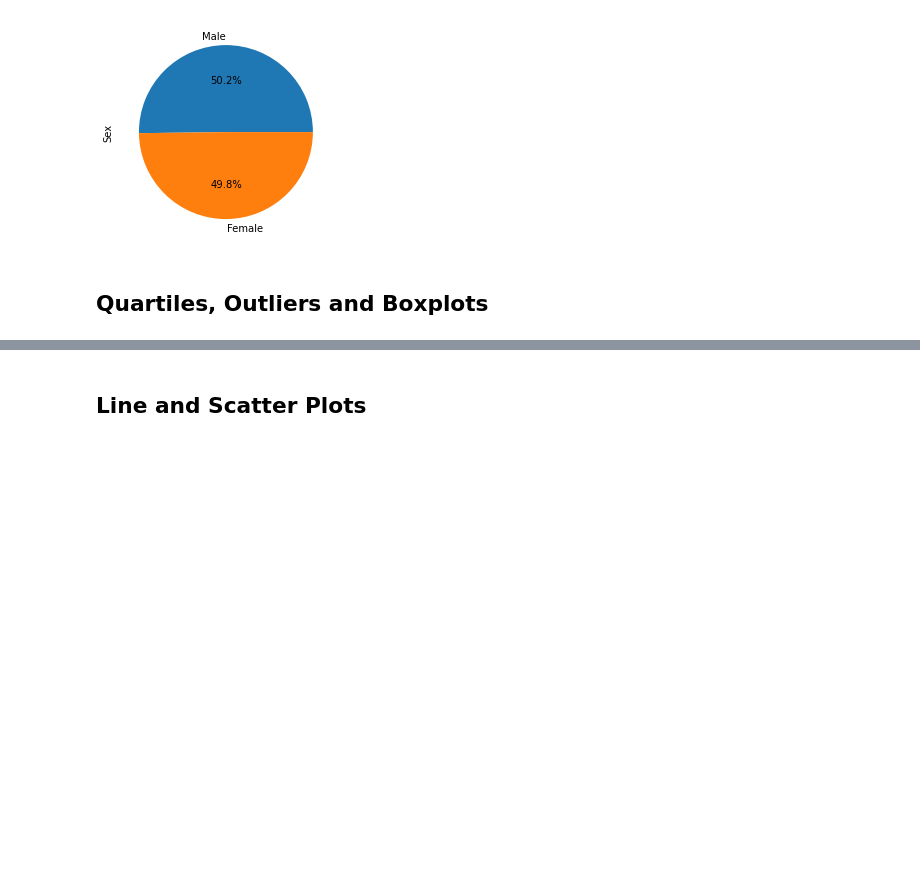
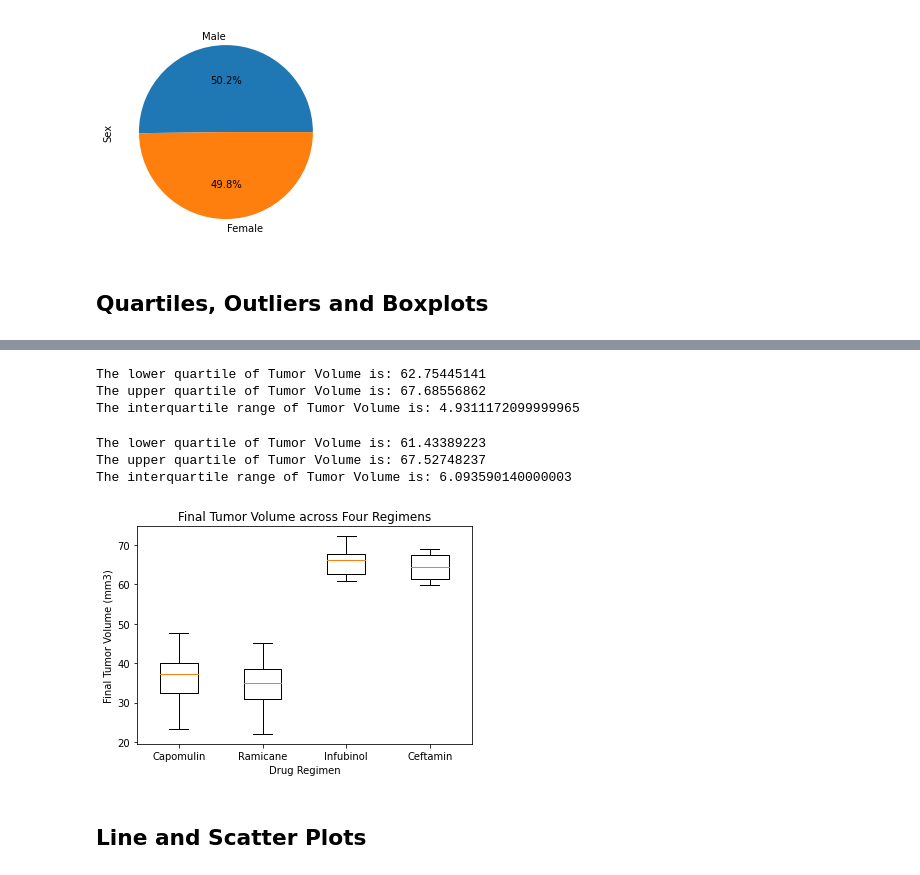
Before and after one commit to erinbabamoto/matplotlib-challenge, a Jupyter notebook: Pymaceuticals/unit_05_matplotlib_homework_Pymaceuticals_pymaceuticals_starter.ipynb, the cells around one changed output, grey strips where cells are left out. Saved outputs shown, nothing was run; the diff lists cells and outputs as text; code cells hidden in the pictures; blank space fills up the shorter version.

Commit message:
Quartiles, Outliers, and Box Plots

```diff
--- a/Pymaceuticals/unit_05_matplotlib_homework_Pymaceuticals_pymaceuticals_starter.ipynb
+++ b/Pymaceuticals/unit_05_matplotlib_homework_Pymaceuticals_pymaceuticals_starter.ipynb
@@ -200,4 +200,11 @@ plt.show()
 # %% [markdown]
 ## Quartiles, Outliers and Boxplots
 # %%
-# Calculate the final tumor volume of each mouse across four of the most promising treatment regimens. Calculate the IQR and quantitatively determine if there are any potential outliers.
+# Calculate the final tumor volume of each mouse across four of the most promising treatment regimens.
+# Calculate the IQR and quantitatively determine if there are any potential outliers.
+
+final_timepoint = mouse_study_clean.loc[
+    mouse_study_clean["Timepoint"] == 45,
+    :
+]
+final_timepoint
@@ -204,8 +270,66 @@ plt.show()
+# %%
+# Infubinol
+
+infubinol = final_timepoint.loc[
+    final_timepoint["Drug Regimen"] == "Infubinol",
+    "Tumor Volume (mm3)"
+]
+
+infubinol_quartiles = infubinol.quantile(q=[.25,.5,.75])
+infubinol_quartiles
+
+lowerq = infubinol_quartiles[0.25]
+upperq = infubinol_quartiles[0.75]
+iqr = upperq-lowerq
+
+print(f"The lower quartile of Tumor Volume is: {lowerq}")
+print(f"The upper quartile of Tumor Volume is: {upperq}")
+print(f"The interquartile range of Tumor Volume is: {iqr}")
+# %% [output]
+The lower quartile of Tumor Volume is: 62.75445141
+The upper quartile of Tumor Volume is: 67.68556862
+The interquartile range of Tumor Volume is: 4.9311172099999965
+# %%
+# Ceftamin
+
+ceftamin = final_timepoint.loc[
+    final_timepoint["Drug Regimen"] == "Ceftamin",
+    "Tumor Volume (mm3)"
+]
+
+ceftamin_quartiles = ceftamin.quantile(q=[.25,.5,.75])
+ceftamin_quartiles
+
+lowerq = ceftamin_quartiles[0.25]
+upperq = ceftamin_quartiles[0.75]
+iqr = upperq-lowerq
+
+print(f"The lower quartile of Tumor Volume is: {lowerq}")
+print(f"The upper quartile of Tumor Volume is: {upperq}")
+print(f"The interquartile range of Tumor Volume is: {iqr}")
+# %% [output]
+The lower quartile of Tumor Volume is: 61.43389223
+The upper quartile of Tumor Volume is: 67.52748237
+The interquartile range of Tumor Volume is: 6.093590140000003
 # %%
 # Generate a box plot of the final tumor volume of each mouse across four regimens of interest
-plt.boxplot()
+
+data = [capomulin, ramicane, infubinol, ceftamin]
+labels = ["Capomulin", "Ramicane", "Infubinol", "Ceftamin"]
+
+plt.boxplot(
+    data,
+    labels=labels,
+)
+
+# Title and axis labels
+plt.title("Final Tumor Volume across Four Regimens")
+plt.xlabel("Drug Regimen")
+plt.ylabel("Final Tumor Volume (mm3)")
 
 plt.show()
+# %% [output]
+[figure, added]
 # %% [markdown]
 ## Line and Scatter Plots
 # %%
```
Also changed, not shown: parts of 5 cells of this notebook.
